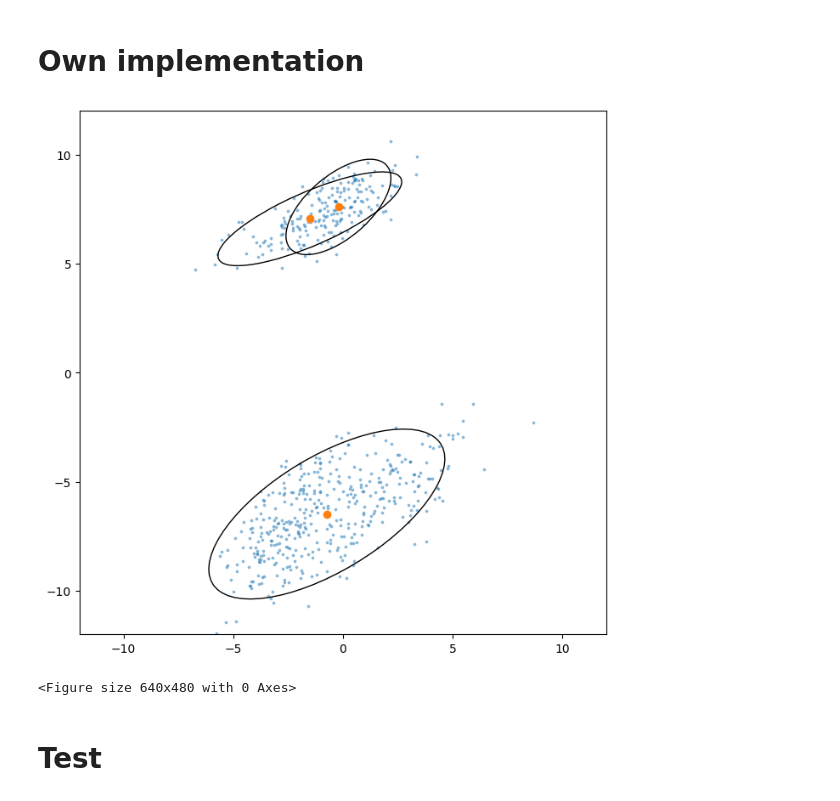
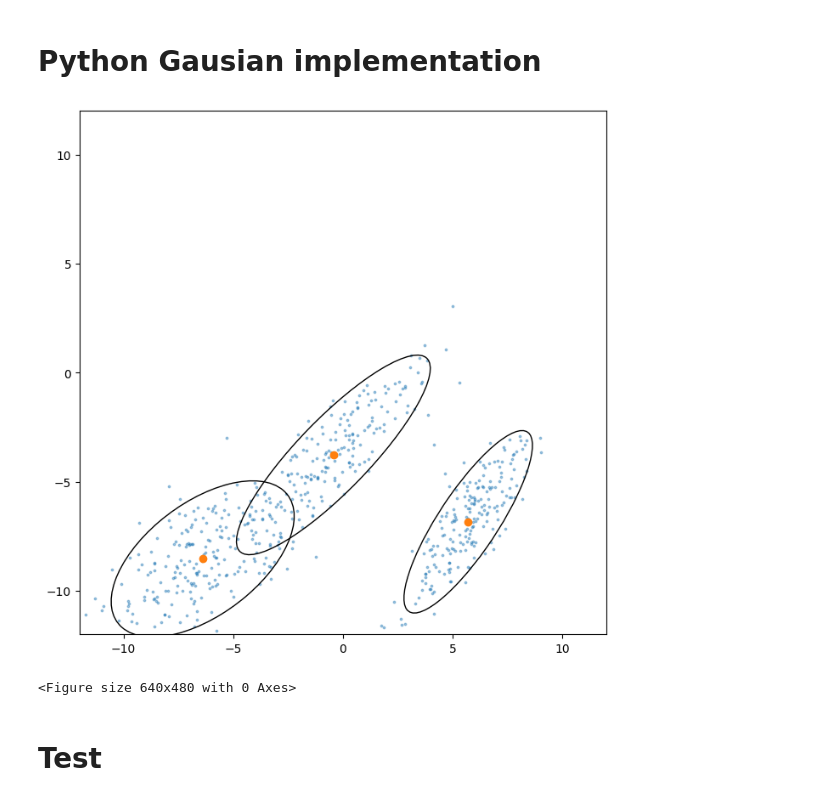
Before and after one commit to Qwebeck/Expectation-Maximization-Cuda, a Jupyter notebook: playground.ipynb, the cells around one changed output. Drawn from its saved outputs; the diff is of its cells as text; code cells hidden in the pictures.

```diff
--- a/playground.ipynb
+++ b/playground.ipynb
@@ -1,4 +0,0 @@
-# %%
-import numpy as np
-a = np.ones((5, 4))
-np.sum(a, axis=-1)
@@ -25,10 +0,0 @@ processed.to_csv("processed_101.csv", sep=" ", header=None, index=False)
-# %%
-from sklearn.mixture import GaussianMixture
-
-
-def cluster(df, n):
-    gmm = GaussianMixture(n_components=n).fit(df)
-    return gmm.predict(df)
-
-
-labels = cluster(processed, n_activities)
@@ -46,5 +1,5 @@ array([ 2,  2,  2,  2,  2,  2,  2,  2,  2,  2,  2,  2,  2,  2,  2,  2,  2,
 # %% [markdown]
-# Own implementation
+# Python Gausian implementation
 # %%
 # python based GMM
 import numpy as np
@@ -64,19 +19,13 @@ def gmm(n_components, data: np.ndarray, mixture_means = None, mixture_sigma = No
 
 
     if mixture_means is None:
-        mixture_means =  np.array([[ 0.78427395, 0.6372403],
-                                    [0.18992559, 0.49756259],
-                                    [0.25944241, 0.19840927]])
-        # np.random.random((n_components, D))
+        mixture_means =  np.random.random((n_components, D))
     if mixture_sigma is None:
         mixture_sigma =  np.zeros((n_components, D, D))
         for i in range(n_components):
             mixture_sigma[i] = np.eye(D)
     if mixture_weights is None:
-        mixture_weights = np.array([0.07812915
-                                  , 0.78055305
-                                  , 0.42758881])
-        # np.random.random(n_components)
+        mixture_weights = np.random.random(n_components)
 
     responsibilities = np.zeros((num_records, n_components))
 
@@ -87,7 +36,6 @@ def gmm(n_components, data: np.ndarray, mixture_means = None, mixture_sigma = No
         responsibilities[:, c] = mixture_weights[c] * probabilities
     responsibilities /= responsibilities.sum(axis=1, keepdims=True)
 
-#    190.06783873, 319.50148005,  90.43068122]
     # maximization step
     sum_responsibilities = responsibilities.sum(axis=0)
     mixture_weights = sum_responsibilities / num_records
@@ -179,15 +127,14 @@ def gen_data(k=3, dim=2, points_per_cluster=200, lim=[-10, 10]):
 # %%
 num_iters = 100
 n_components = 3
-X = np.loadtxt("data.csv", delimiter=",")
-# gen_data()
+X = gen_data()
 mixture_means, mixture_sigma, mixture_weights = (None,) * 3
 for k in range(num_iters):
     mixture_means, mixture_sigma, mixture_weights = gmm(n_components, X, mixture_means, mixture_sigma, mixture_weights)
 
 plot(X, n_components, mixture_means, mixture_sigma)
 # %% [output]
-[figure, old version]
+[figure, new version]
 <Figure size 640x480 with 0 Axes>
 # %% [markdown]
 # Test
```
Also changed, not shown: parts of 11 cells of this notebook, 22 other files.
